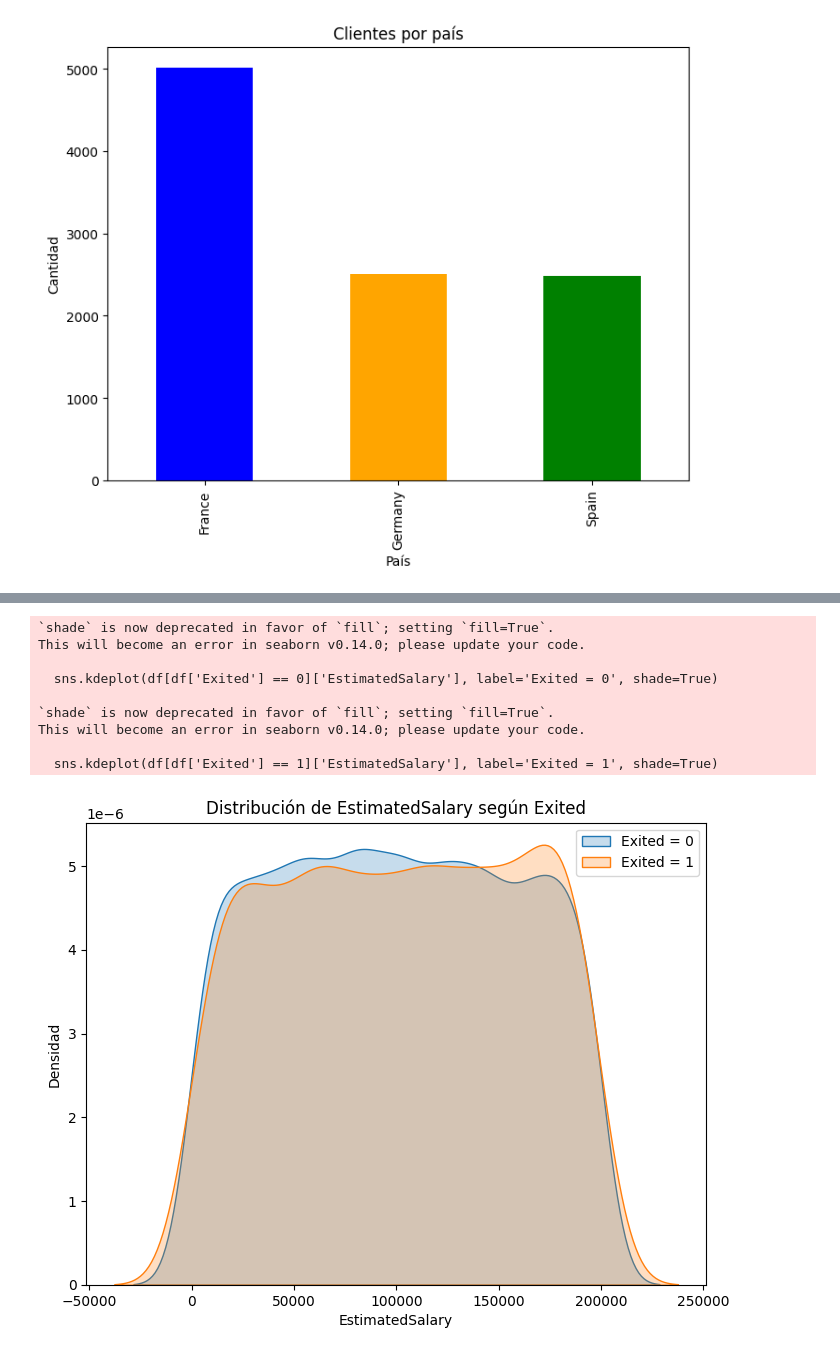
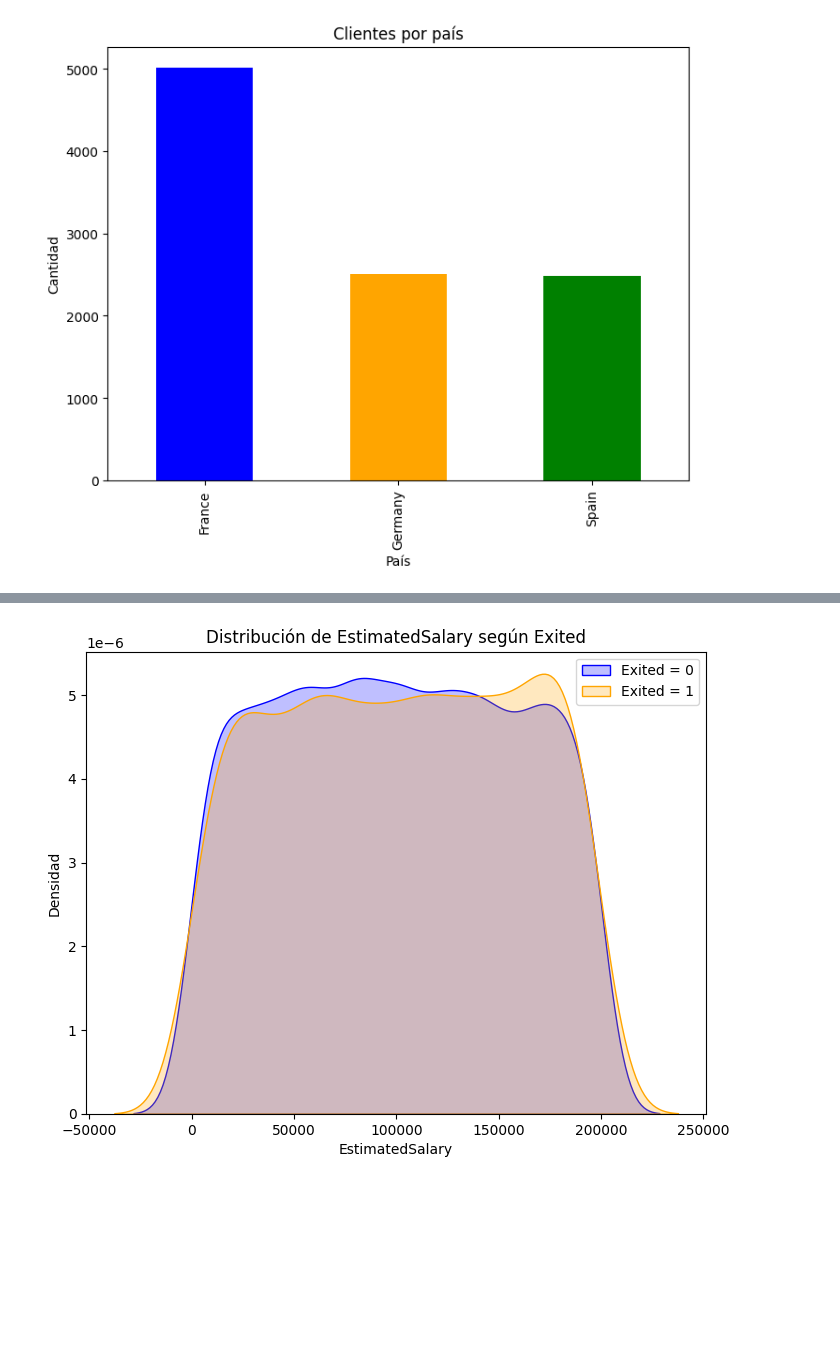
Before and after one commit to DJChincuini/Bank_Customer_Churn, a Jupyter notebook: EDA.ipynb, the cells around one changed output, grey strips where cells are left out. Saved outputs shown, nothing was run; the diff lists cells and outputs as text; code cells hidden in the pictures; blank space fills up the shorter version.

```diff
--- a/EDA.ipynb
+++ b/EDA.ipynb
@@ -143,21 +145,13 @@ plt.show()
 # %%
+#kdeplot
 plt.figure(figsize=(8, 6))
-sns.kdeplot(df[df['Exited'] == 0]['EstimatedSalary'], label='Exited = 0', shade=True)
-sns.kdeplot(df[df['Exited'] == 1]['EstimatedSalary'], label='Exited = 1', shade=True)
+sns.kdeplot(df[df['Exited'] == 0]['EstimatedSalary'], label='Exited = 0', fill=True, color='blue')
+sns.kdeplot(df[df['Exited'] == 1]['EstimatedSalary'], label='Exited = 1', fill=True, color='orange')
 plt.title('Distribución de EstimatedSalary según Exited')
 plt.xlabel('EstimatedSalary')
 plt.ylabel('Densidad')
 plt.legend()
 plt.show()
 # %% [output]
-`shade` is now deprecated in favor of `fill`; setting `fill=True`.
-This will become an error in seaborn v0.14.0; please update your code.
-
-  sns.kdeplot(df[df['Exited'] == 0]['EstimatedSalary'], label='Exited = 0', shade=True)
-
-`shade` is now deprecated in favor of `fill`; setting `fill=True`.
-This will become an error in seaborn v0.14.0; please update your code.
-
-  sns.kdeplot(df[df['Exited'] == 1]['EstimatedSalary'], label='Exited = 1', shade=True)
-[figure, old version]
+[figure, new version]
 # %%
```
Also changed, not shown: parts of 6 cells of this notebook.
